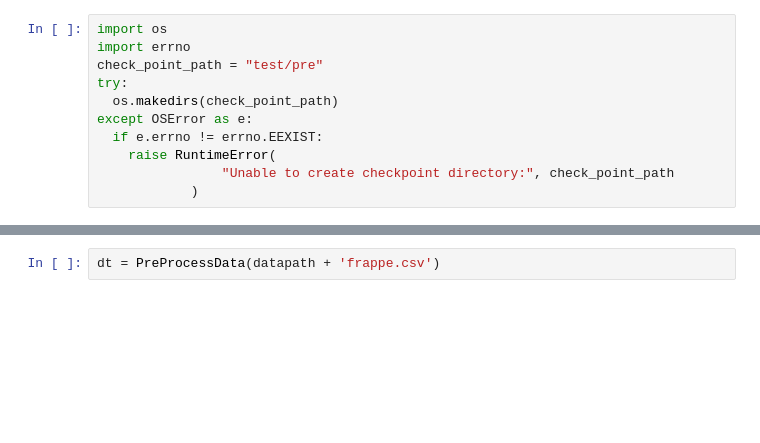
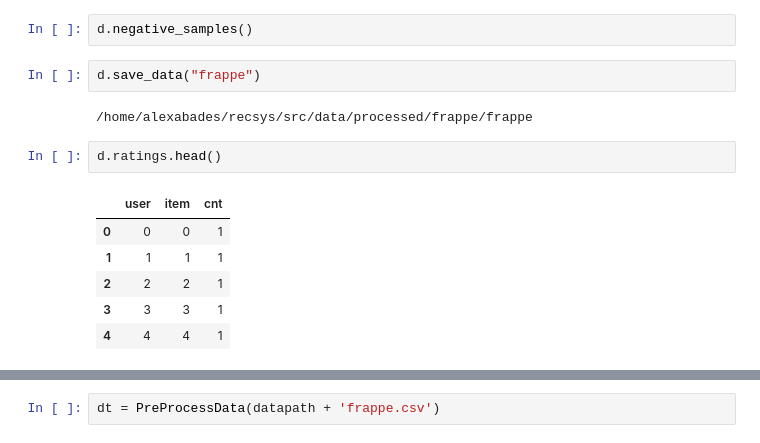
Before and after one commit to AlexAbades/recsys, a Jupyter notebook: src/notebooks/frappe.ipynb, the cells around one changed output, grey strips where cells are left out. Drawn from its saved outputs; the diff is of its cells as text; blank space fills up the shorter version.

```diff
--- a/src/notebooks/frappe.ipynb
+++ b/src/notebooks/frappe.ipynb
@@ -41,11 +16,15 @@ TypeError: PreProcessData.__init__() missing 1 required positional argument: 'pa
-# %%
-import os
-import errno
-check_point_path = "test/pre"
-try:
-  os.makedirs(check_point_path)
-except OSError as e:
-  if e.errno != errno.EEXIST:
-    raise RuntimeError(
-                "Unable to create checkpoint directory:", check_point_path
-            )
+# %%
+d.negative_samples()
+# %%
+d.save_data("frappe")
+# %% [output]
+/home/alexabades/recsys/src/data/processed/frappe/frappe
+# %%
+d.ratings.head()
+# %% [output]
+|  | user | item | cnt |
+| 0 | 0 | 0 | 1 |
+| 1 | 1 | 1 | 1 |
+| 2 | 2 | 2 | 1 |
+| 3 | 3 | 3 | 1 |
+| 4 | 4 | 4 | 1 |
```
Also changed, not shown: parts of 28 cells of this notebook, 16 other files.
